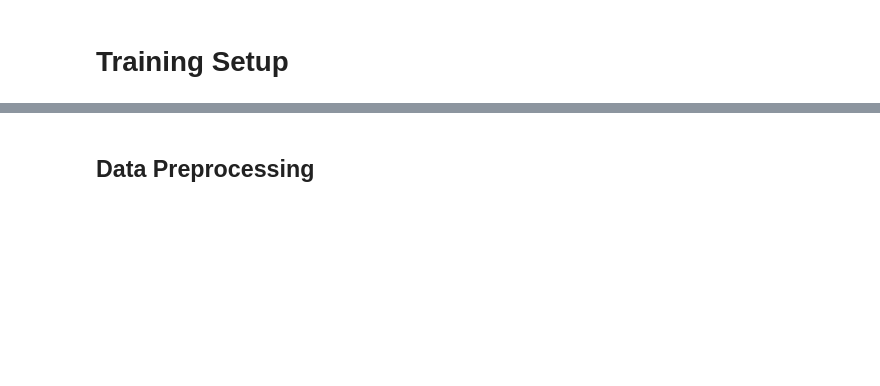
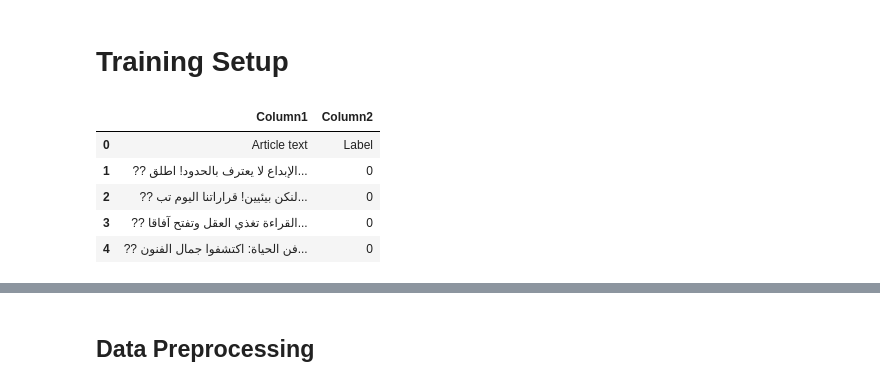
Before and after one commit to shahzaib3120/arabic-text-classification, a Jupyter notebook: araBERT.ipynb, the cells around one changed output, grey strips where cells are left out. Cells and saved outputs as stored; diff of their text form; code cells hidden in the pictures; blank space fills up the shorter version.

```diff
--- a/araBERT.ipynb
+++ b/araBERT.ipynb
@@ -45,2 +45,15 @@ tensor([[0.4394, 0.5606]], grad_fn=<SoftmaxBackward0>)
 # %% [markdown]
 # Training Setup
+# %%
+import pandas as pd
+import numpy as np
+
+ai_df = pd.read_csv('../Tweets/AIArabicTweets.csv')
+ai_df.head()
+# %% [output]
+|  | Column1 | Column2 |
+| 0 | Article text | Label |
+| 1 | ?? الإبداع لا يعترف بالحدود! اطلق... | 0 |
+| 2 | ?? لنكن بيئيين! قراراتنا اليوم تب... | 0 |
+| 3 | ?? القراءة تغذي العقل وتفتح آفاقا... | 0 |
+| 4 | ?? فن الحياة: اكتشفوا جمال الفنون... | 0 |
```
Also changed, not shown: parts of 24 cells of this notebook, 1 other file.
